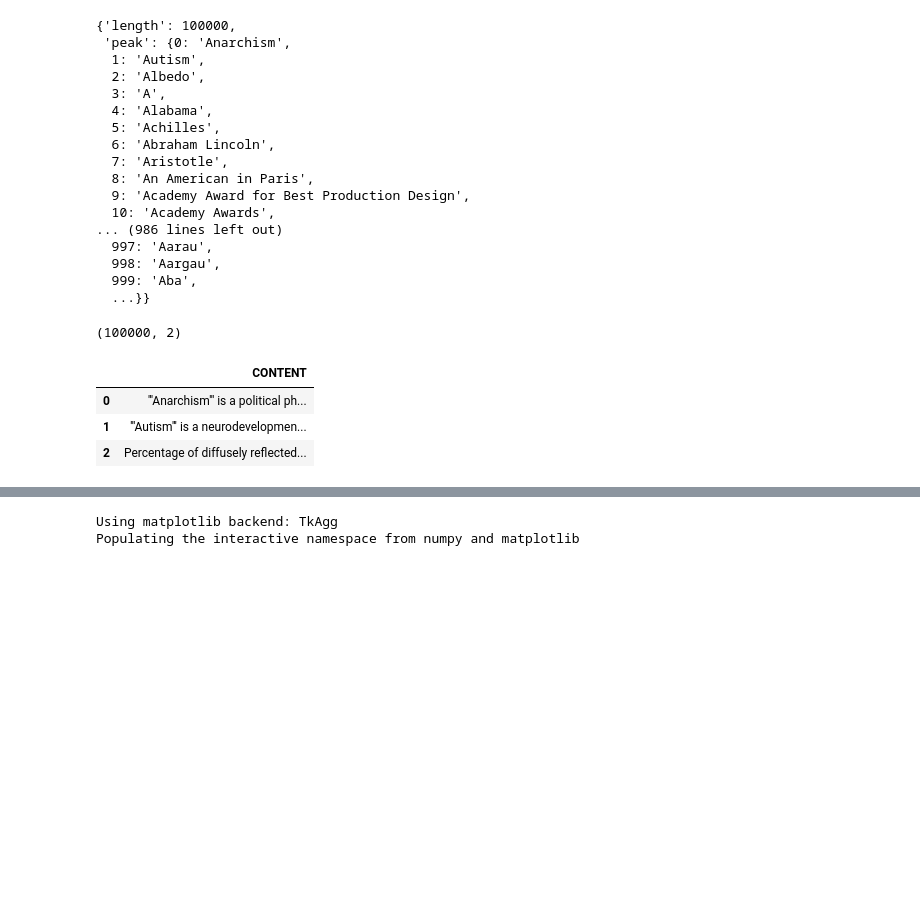
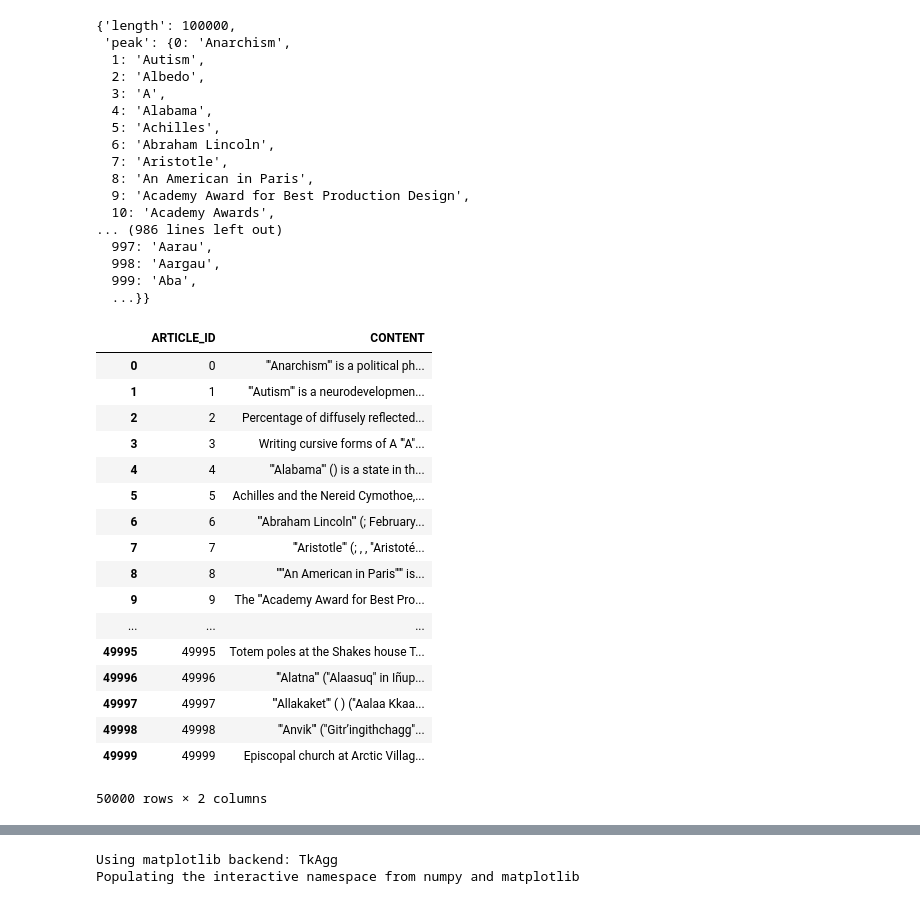
Before and after one commit to mamerisawesome/wikiextract, a Jupyter notebook: notebooks/Read Wikipedia Kaggle SQLite.ipynb, the cells around one changed output, grey strips where cells are left out. Saved outputs shown, nothing was run; the diff lists cells and outputs as text; code cells hidden in the pictures; blank space fills up the shorter version.

```diff
--- a/notebooks/Read Wikipedia Kaggle SQLite.ipynb
+++ b/notebooks/Read Wikipedia Kaggle SQLite.ipynb
@@ -4,7 +4,7 @@
 Read dataset given by Kaggle of Wikipedia articles.
 # %%
 import sqlite3
-conn = sqlite3.connect('/home/mamerisawesome/Documents/wiki-kaggle-17_18.db')
+conn = sqlite3.connect('/home/spai/git/wikiextract/data/wiki-kaggle-17_18.db')
 crsr = conn.cursor()
 # %% [markdown]
 Peak into the tables.
@@ -71,21 +71,27 @@ query = """
         GROUP BY ARTICLE_ID
         """
 
-df = None
-for chunk in pd.read_sql_query(query, conn, chunksize=100000):
-    if df:
-        df.append(chunk)
-    else:
-        df = chunk
+for chunk in pd.read_sql_query(query, conn, chunksize=50000):
+    df = chunk
     break
 # %%
-df.shape
+df
 # %% [output]
+|  | ARTICLE_ID | CONTENT |
+| 0 | 0 | '''Anarchism''' is a political ph... |
+| 1 | 1 | '''Autism''' is a neurodevelopmen... |
+| 2 | 2 | Percentage of diffusely reflected... |
+| 3 | 3 | Writing cursive forms of A '''A''... |
+| 4 | 4 | '''Alabama''' () is a state in th... |
+| 5 | 5 | Achilles and the Nereid Cymothoe,... |
+| 6 | 6 | '''Abraham Lincoln''' (; February... |
+| 7 | 7 | '''Aristotle''' (; , , ''Aristoté... |
+| 8 | 8 | '''''An American in Paris''''' is... |
+| 9 | 9 | The '''Academy Award for Best Pro... |
+| ... | ... | ... |
+| 49995 | 49995 | Totem poles at the Shakes house T... |
+| 49996 | 49996 | '''Alatna''' (''Alaasuq'' in Iñup... |
+| 49997 | 49997 | '''Allakaket''' ( ) (''Aalaa Kkaa... |
+| 49998 | 49998 | '''Anvik''' (''Gitr’ingithchagg''... |
+| 49999 | 49999 | Episcopal church at Arctic Villag... |
-(100000, 2)
+50000 rows × 2 columns
-# %%
-df[['CONTENT']][:3]
-# %% [output]
-|  | CONTENT |
-| 0 | '''Anarchism''' is a political ph... |
-| 1 | '''Autism''' is a neurodevelopmen... |
-| 2 | Percentage of diffusely reflected... |
```
Also changed, not shown: parts of 10 cells of this notebook, 1 other file.
